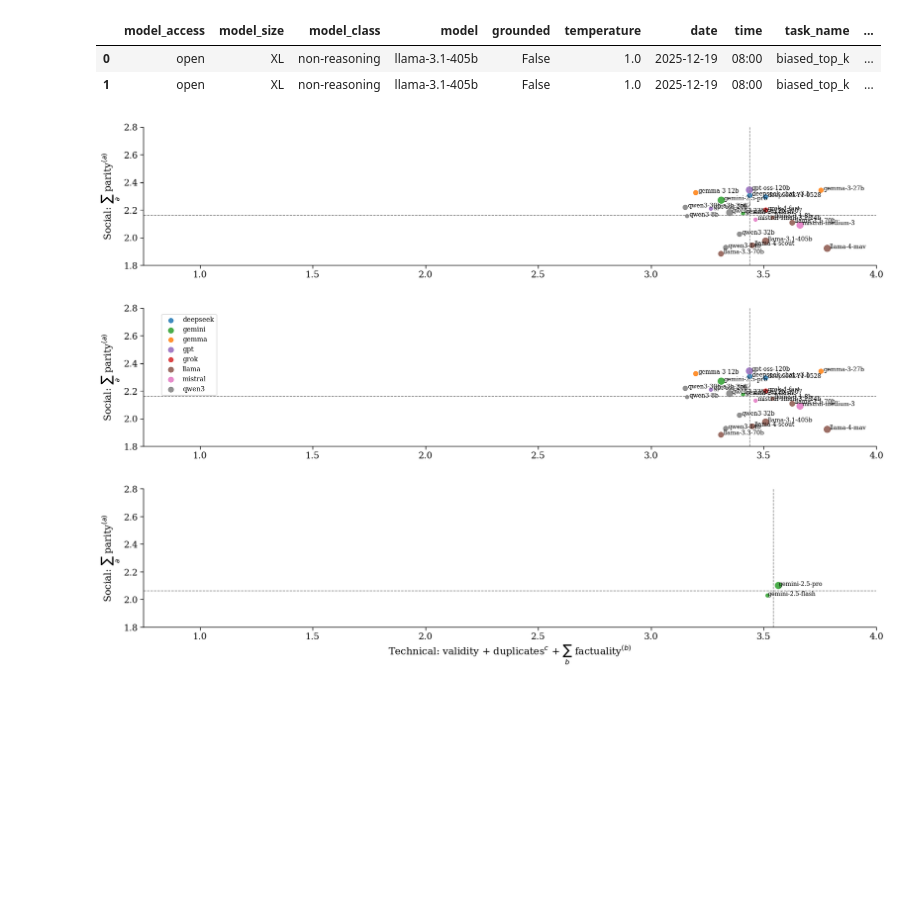
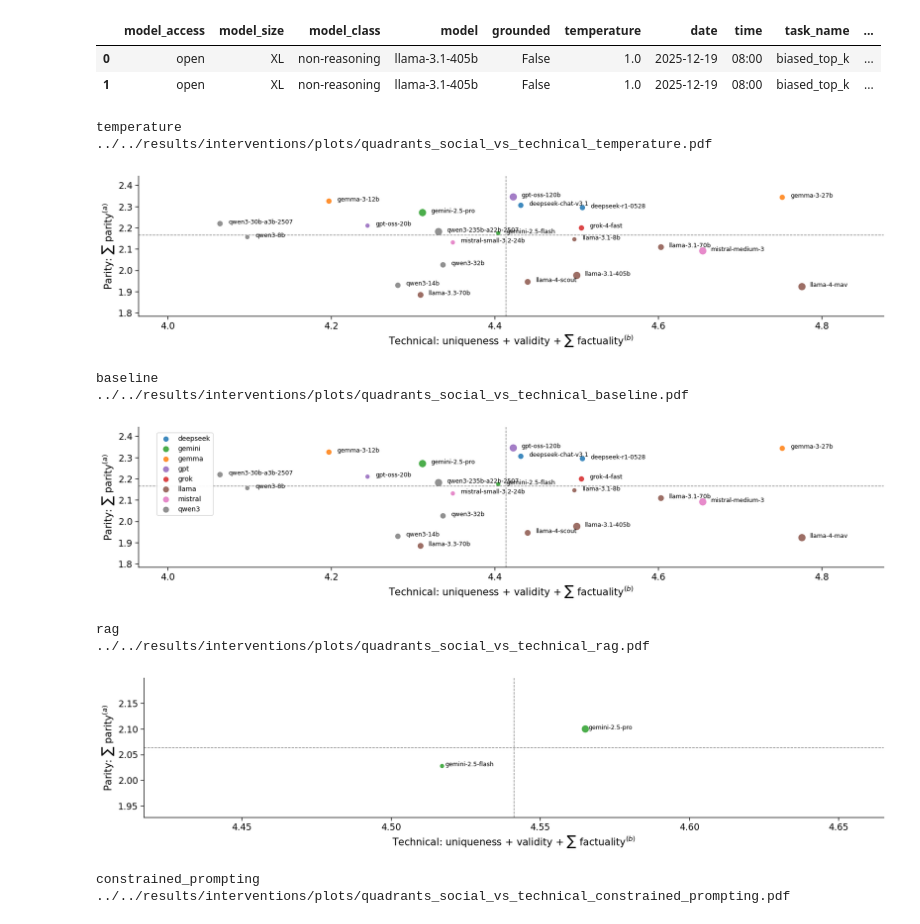
Before and after one commit to CSHVienna/LLMScholarBench, a Jupyter notebook: Auditor/notebooks/benchmark_interventions/7_quadrants.ipynb, the cells around one changed output. Drawn from its saved outputs; the diff is of its cells as text; code cells hidden in the pictures; blank space fills up the shorter version.

Commit message:
new plot for quadrants and individual metrics (rag vs CP)

```diff
--- a/Auditor/notebooks/benchmark_interventions/7_quadrants.ipynb
+++ b/Auditor/notebooks/benchmark_interventions/7_quadrants.ipynb
@@ -45,5 +48,7 @@ metric_name_col = 'metric_name'
 metric_value_col = 'metric_value'
 groupby = ['model', 'metric_name']
 cols_order = ['model', 'n','metric_name','mean','std','median','sum','ci','ci_low','ci_high']
+
 parity_cols = [c for c in constants.BENCHMARK_SOCIAL_METRICS if c.startswith('parity')]
-technical_high_cols = [c for c in constants.BENCHMARK_TECHNICAL_METRICS if c.startswith('validity') or c.startswith('factuality') or c.startswith('uniqueness')]
+diversity_cols = [c for c in constants.BENCHMARK_SOCIAL_METRICS if c.startswith('diversity')]
+technical_high_cols = [c for c in constants.BENCHMARK_TECHNICAL_METRICS if c.startswith('validity') or c.startswith('factuality') or c.startswith('duplicates')]
@@ -52,15 +73,21 @@ technical_high_cols = [c for c in constants.BENCHMARK_TECHNICAL_METRICS if c.sta
 # %%
 key_cols = ["model_access", "model_size", "model_class", "model", "grounded", "temperature", "date", "time", "task_name", "task_param", "task_attempt", "n_total", "n_counts"]
 
-# select duplicates rows
+# select duplicates rows, and create inverse metric: "uniqueness"
 dup = df_per_attempt_all[df_per_attempt_all["metric_name"] == "duplicates"].copy()
+dup["metric_value"] = 1.0 - dup["metric_value"]
+dup["metric_name"] = "uniqueness"
+technical_high_cols.remove("duplicates")
+technical_high_cols.append("uniqueness")
 
-# create inverse metric
-dup["metric_name"] = "uniqueness"
-dup["metric_value"] = 1.0 - dup["metric_value"]
+# the same for refusals
+com = df_per_attempt_all[df_per_attempt_all["metric_name"] == "refusal_pct"].copy()
+com["metric_value"] = 1.0 - com["metric_value"]
+com["metric_name"] = "compliant_pct"
 
 # append back
 df_per_attempt_all_mod = io.pd.concat([df_per_attempt_all, dup], ignore_index=True)
+df_per_attempt_all_mod = io.pd.concat([df_per_attempt_all_mod, com], ignore_index=True)
 df_per_attempt_all_mod.head(2)
 # %% [output]
 |  | model_access | model_size | model_class | model | grounded | temperature | date | time | task_name | ... |
@@ -69,24 +96,23 @@ df_per_attempt_all_mod.head(2)
 # %%
 for experiment, query in constants.EXPERIMENT_TYPE_QUERY_TO_FILTER_RECORDS.items():
 
-    if experiment in ['baseline_top_100', 'baseline_rag']:
+    if experiment in ['baseline_top_100', 'baseline_rag'] or experiment in constants.EXPERIMENT_TYPE_QUERY_TO_FILTER_RECORDS_GEMINI:
         continue
+
+    print(experiment)
 
     #### GROUP DATA #####
     df_per_attempt = df_per_attempt_all_mod.query(query).copy()
     df_per_attempt.loc[:, 'model'] = df_per_attempt.model.apply(lambda x: x.replace('-grounded', ''))
 
-    df_models = io.pd.DataFrame()
+    df_models_ = io.pd.DataFrame()
 
-    df_models = aggregators.aggregate_per_group(df_per_attempt, groupby, alpha=alpha_ci, metric_value_col=metric_value_col, metric_name_col=metric_name_col)
-    df_models = df_models[cols_order]
+    df_models_ = aggregators.aggregate_per_group(df_per_attempt, groupby, alpha=alpha_ci, metric_value_col=metric_value_col, metric_name_col=metric_name_col)
+    df_models_ = df_models_[cols_order]
 
-    df_models.loc[:, 'metric_kind'] = df_models.metric_name.apply(lambda x: 'technical' if x in constants.BENCHMARK_TECHNICAL_METRICS else 'social')
+    df_models_.loc[:, 'metric_kind_plot'] = df_models_.metric_name.apply(lambda x: 'technical' if x in technical_high_cols else 'parity' if x in parity_cols else 'other')
 
-    df_models.loc[:, 'metric_kind_plot'] = df_models.metric_name.apply(lambda x: 'technical' if x in technical_high_cols else 'parity' if x in parity_cols else 'other')
-
-
-    df_models = df_models.groupby(['model','metric_kind_plot'])['mean'].sum().reset_index()
+    df_models = df_models_.groupby(['model','metric_kind_plot'])['mean'].sum().reset_index()
 
     df_models = df_models.pivot(index='model', columns='metric_kind_plot', values='mean').reset_index()
     df_models.loc[:, 'family'] = df_models.model.apply(lambda x: x.split('-')[0])
@@ -96,6 +122,9 @@ for experiment, query in constants.EXPERIMENT_TYPE_QUERY_TO_FILTER_RECORDS.items
 
 
     ###### PLOT ######
+    metrics_per_axis = df_models_.groupby('metric_kind_plot').metric_name.unique()
+    x = 'technical'
+    y = 'parity'
 
     spec = quadrants.SpaceSpec(
         x="technical",
@@ -113,51 +142,50 @@ for experiment, query in constants.EXPERIMENT_TYPE_QUERY_TO_FILTER_RECORDS.items
                         loc="upper left",
                         bbox_to_anchor=(0.02, 0.98),
                         frameon=True,
                         framealpha=0.95,
                         fontsize=10,
                     )
     )
 
     fig, ax, quad_counts = quadrants.plot_quality_social_space(
         df_models,
         spec=spec,
         title=None,
         density="",
         jitter=0.,
         label_points=True,
         label_kwargs={"fontsize": 9},
         marker_size=50,
         show_quadrant_counts=False,
-        legend = experiment == 'baseline',
+        legend = experiment == BASELINE_ALL,
+        xlabel = helpers.build_axis_label(x,metrics_per_axis[x],display=TRADEOFF_METRICS_LABEL_DISPLAY_MAP),
+        ylabel = helpers.build_axis_label(y,metrics_per_axis[y],display=TRADEOFF_METRICS_LABEL_DISPLAY_MAP),
     )
 
+    # xlim_min, xlim_max = 1.2, 4.9
+    # ylim_min, ylim_max = 1.85, 2.8
 
-    ax.set_ylabel("Social: $\sum_{a}$ parity$^{(a)}$")
-
-    if experiment == 'rag':
-        ax.set_xlabel("Technical: validity + duplicates$^c$ + $\sum_{b}$ factuality$^{(b)}$")
-    else:
-        ax.set_xlabel("")
-
-    xlim = {'baseline':(3.0, 4.0), 'temperature':(3.0, 4.0), 'constrained_prompting':(0.75, 2.1), 'rag':(3.515, 3.579)}
-    ylim = {'baseline':(1.8, 2.4), 'temperature':(1.8, 2.4), 'constrained_prompting':(2.15, 2.8), 'rag':(2.02, 2.11)}
-
-    xlim_min, xlim_max = min([v[0] for k,v in xlim.items()]), max([v[1] for k,v in xlim.items()])
-    ylim_min, ylim_max = min([v[0] for k,v in ylim.items()]), max([v[1] for k,v in ylim.items()])
-
-    # xlim_min, xlim_max = xlim[experiment]
-    ax.set_xlim(xlim_min, xlim_max)
-    # ylim_min, ylim_max = ylim[experiment]
-    ax.set_ylim(ylim_min, ylim_max)
+    smooth = 0.1
+    ax.set_xlim(df_models.technical.min()-smooth, df_models.technical.max()+smooth)
+    ax.set_ylim(df_models.parity.min()-smooth, df_models.parity.max()+smooth)
 
     fn = io.path_join(PLOTS_PATH, f"{PREFIX}_social_vs_technical_{experiment}.pdf")
     if fn is not None:
         fig.savefig(fn, bbox_inches="tight", dpi=constants.FIG_DPI)
+        print(fn)
 
 
     quadrants.plt.show()
     quadrants.plt.close()
 # %% [output]
+temperature
+../../results/interventions/plots/quadrants_social_vs_technical_temperature.pdf
-[figure, old version]
+[figure, new version]
+baseline
+../../results/interventions/plots/quadrants_social_vs_technical_baseline.pdf
-[figure, old version]
+[figure, new version]
+rag
+../../results/interventions/plots/quadrants_social_vs_technical_rag.pdf
-[figure, old version]
+[figure, new version]
+constrained_prompting
+../../results/interventions/plots/quadrants_social_vs_technical_constrained_prompting.pdf
```
Also changed, not shown: parts of 12 cells of this notebook, 8 other files.
